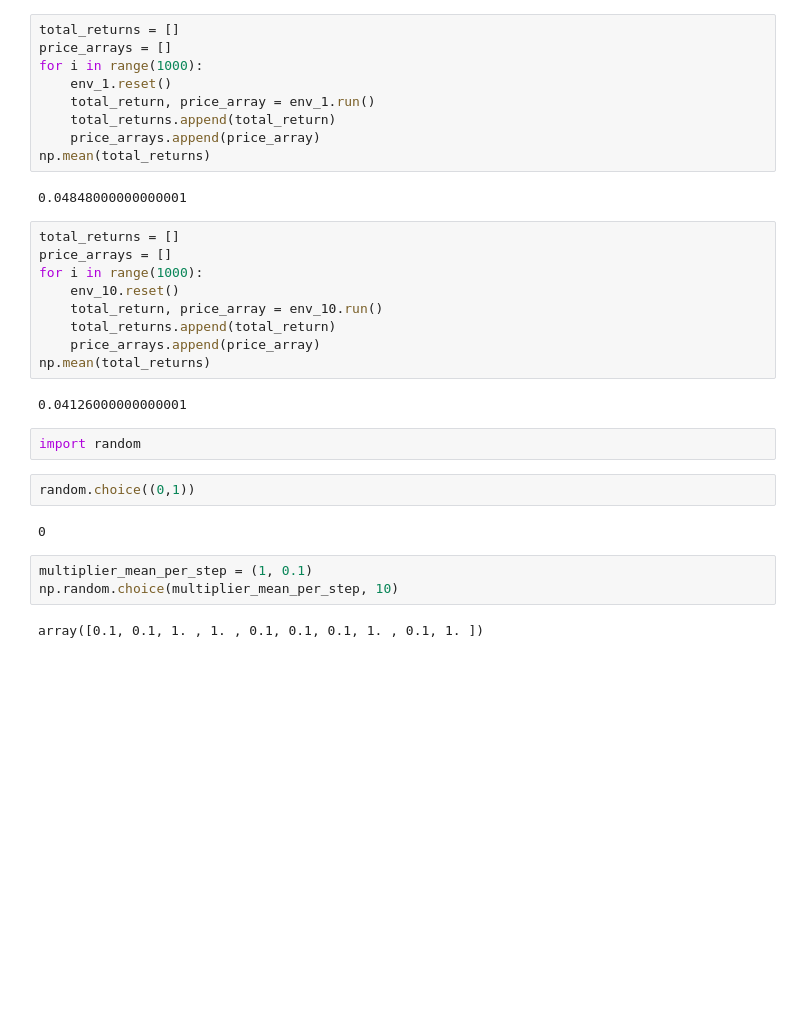
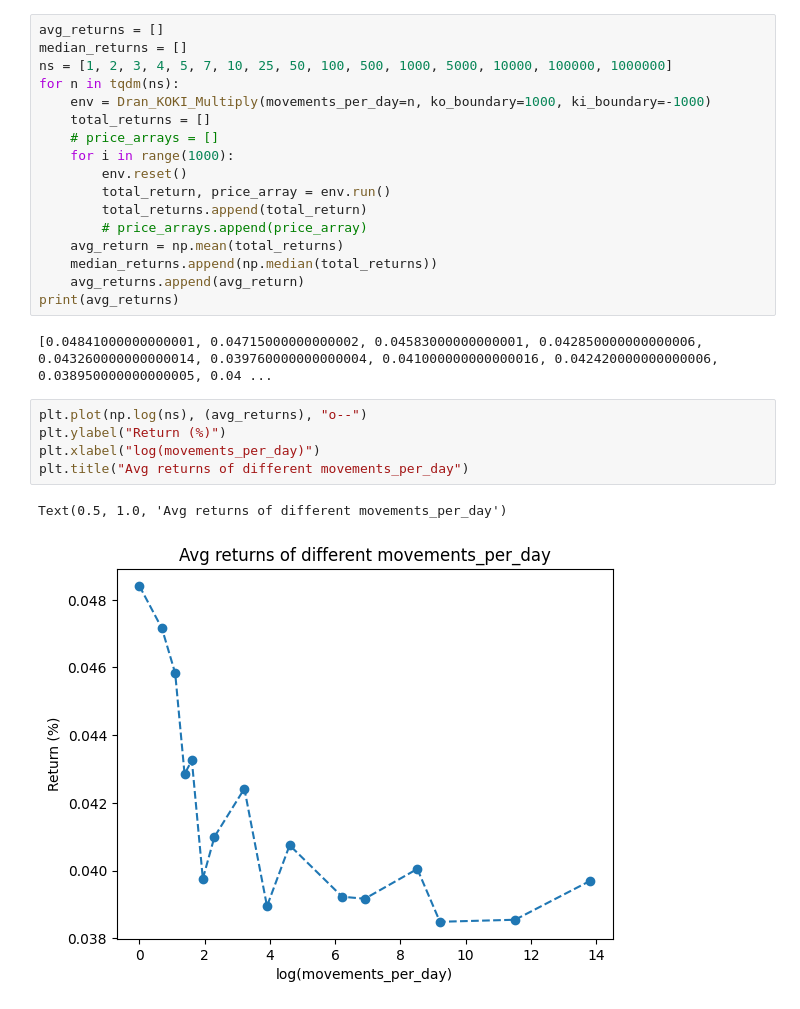
Before and after one commit to minson18/DRAN_withKOKI, a Jupyter notebook: brownian_simulation/test.ipynb, the cells around one changed output. Saved outputs shown, nothing was run; the diff lists cells and outputs as text; blank space fills up the shorter version.

```diff
--- a/brownian_simulation/test.ipynb
+++ b/brownian_simulation/test.ipynb
@@ -7,33 +6,27 @@ env_10 = Dran_KOKI_Multiply(movements_per_day=100, ko_boundary=1000, ki_boundary
-# %%
-total_returns = []
-price_arrays = []
-for i in range(1000):
-    env_1.reset()
-    total_return, price_array = env_1.run()
-    total_returns.append(total_return)
-    price_arrays.append(price_array)
-np.mean(total_returns)
-# %% [output]
-0.04848000000000001
-# %%
-total_returns = []
-price_arrays = []
-for i in range(1000):
-    env_10.reset()
-    total_return, price_array = env_10.run()
-    total_returns.append(total_return)
-    price_arrays.append(price_array)
-np.mean(total_returns)
-# %% [output]
-0.04126000000000001
-# %%
-import random
-# %%
-random.choice((0,1))
-# %% [output]
-0
-# %%
-multiplier_mean_per_step = (1, 0.1)
-np.random.choice(multiplier_mean_per_step, 10)
-# %% [output]
-array([0.1, 0.1, 1. , 1. , 0.1, 0.1, 0.1, 1. , 0.1, 1. ])
+# %%
+avg_returns = []
+median_returns = []
+ns = [1, 2, 3, 4, 5, 7, 10, 25, 50, 100, 500, 1000, 5000, 10000, 100000, 1000000]
+for n in tqdm(ns):
+    env = Dran_KOKI_Multiply(movements_per_day=n, ko_boundary=1000, ki_boundary=-1000)
+    total_returns = []
+    # price_arrays = []
+    for i in range(1000):
+        env.reset()
+        total_return, price_array = env.run()
+        total_returns.append(total_return)
+        # price_arrays.append(price_array)
+    avg_return = np.mean(total_returns)
+    median_returns.append(np.median(total_returns))
+    avg_returns.append(avg_return)
+print(avg_returns)
+# %% [output]
+[0.04841000000000001, 0.04715000000000002, 0.04583000000000001, 0.042850000000000006, 0.043260000000000014, 0.039760000000000004, 0.041000000000000016, 0.042420000000000006, 0.038950000000000005, 0.04 ...
+# %%
+plt.plot(np.log(ns), (avg_returns), "o--")
+plt.ylabel("Return (%)")
+plt.xlabel("log(movements_per_day)")
+plt.title("Avg returns of different movements_per_day")
+# %% [output]
+Text(0.5, 1.0, 'Avg returns of different movements_per_day')
+[figure, added]
```
Also changed, not shown: parts of 6 cells of this notebook, 1 other file.
